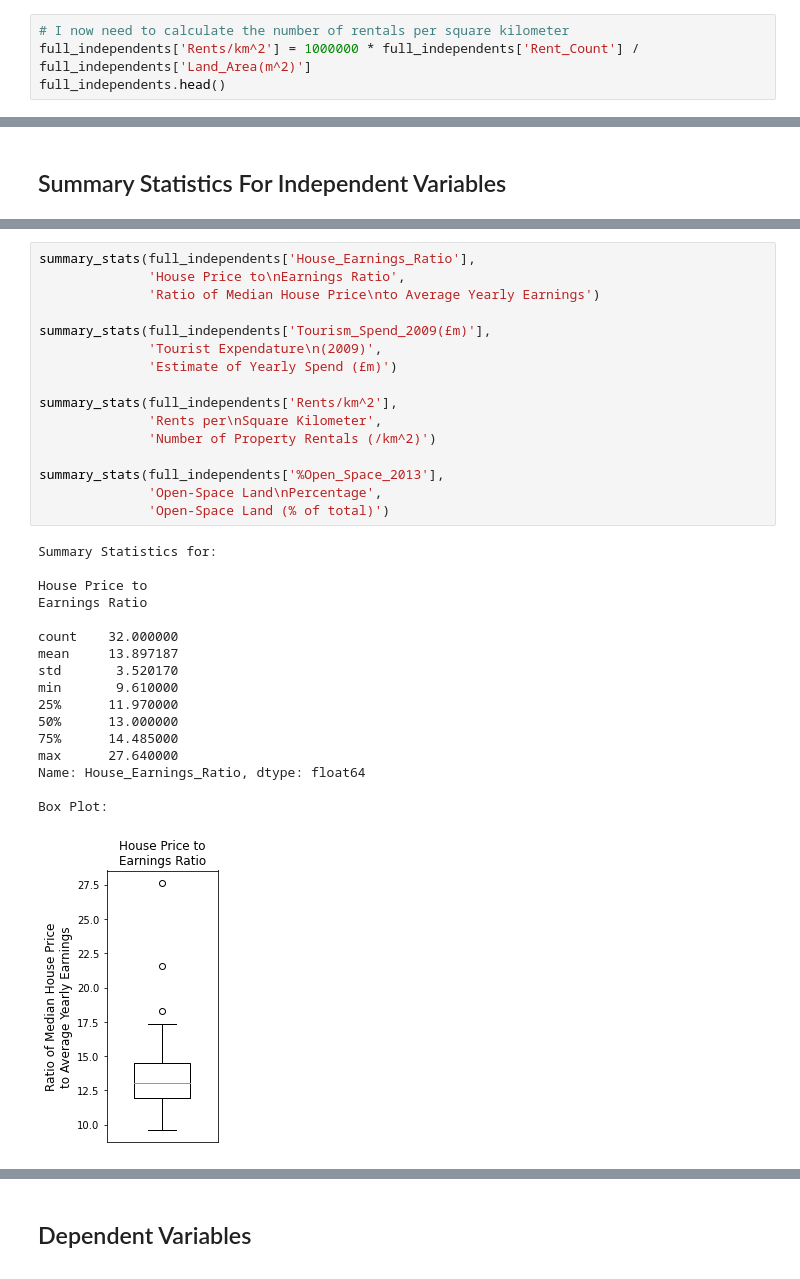
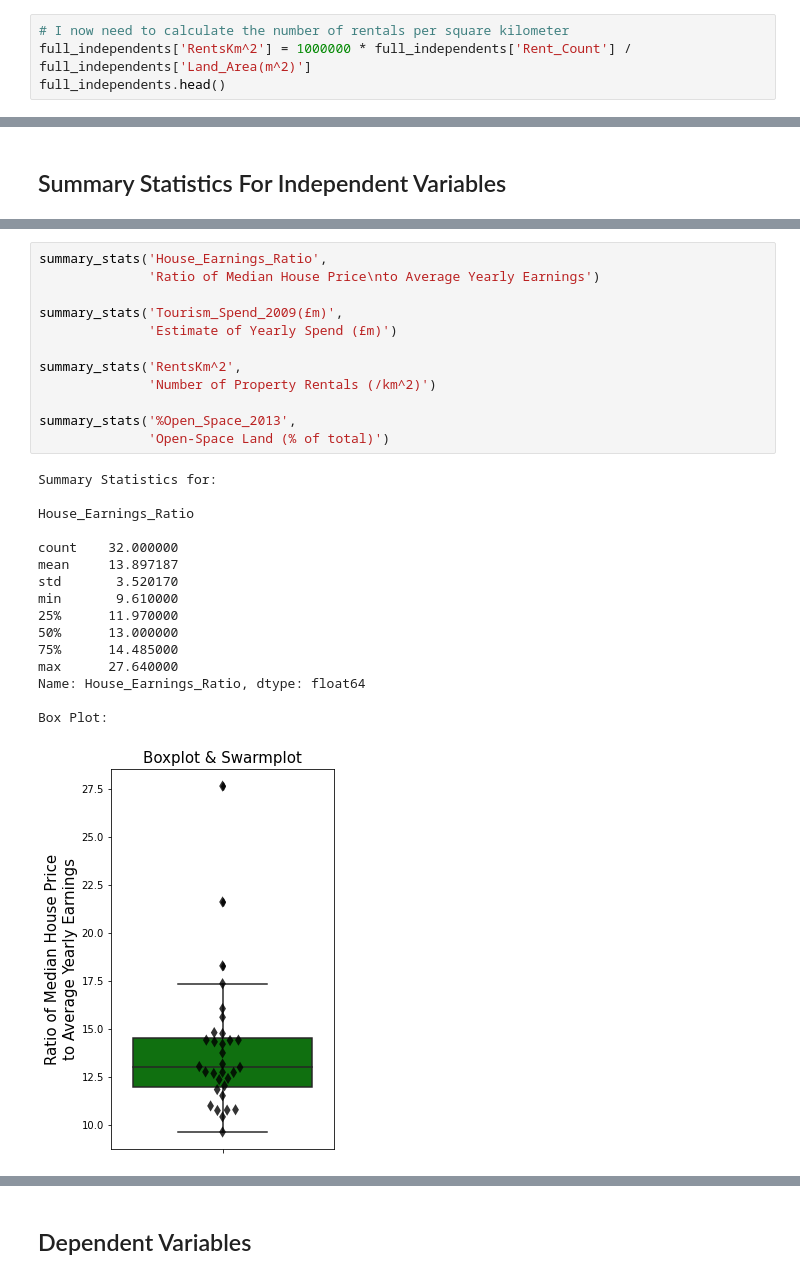
Before and after one commit to MurrayChapman17/QMAssessment3Code, a Jupyter notebook: AssessmentCode.ipynb, the cells around one changed output, grey strips where cells are left out. Saved outputs shown, nothing was run; the diff lists cells and outputs as text.

```diff
--- a/AssessmentCode.ipynb
+++ b/AssessmentCode.ipynb
@@ -207,6 +208,6 @@ full_independents.head()
 # %%
 # I now need to calculate the number of rentals per square kilometer
-full_independents['Rents/km^2'] = 1000000 * full_independents['Rent_Count'] / full_independents['Land_Area(m^2)']
+full_independents['RentsKm^2'] = 1000000 * full_independents['Rent_Count'] / full_independents['Land_Area(m^2)']
 full_independents.head()
 # %% [output]
 |  | Area_Code | Area | House_Earnings_Ratio | Tourism_Spend_2009(£m) | Rent_Count | Rent_Price_Mean | ... |
@@ -233,36 +296,31 @@ def summary_stats(data_col, title, label):
 # %%
-summary_stats(full_independents['House_Earnings_Ratio'],
-              'House Price to\nEarnings Ratio',
+summary_stats('House_Earnings_Ratio',
               'Ratio of Median House Price\nto Average Yearly Earnings')
 
-summary_stats(full_independents['Tourism_Spend_2009(£m)'],
-              'Tourist Expendature\n(2009)',
+summary_stats('Tourism_Spend_2009(£m)',
               'Estimate of Yearly Spend (£m)')
 
-summary_stats(full_independents['Rents/km^2'],
-              'Rents per\nSquare Kilometer',
+summary_stats('RentsKm^2',
               'Number of Property Rentals (/km^2)')
 
-summary_stats(full_independents['%Open_Space_2013'],
-              'Open-Space Land\nPercentage',
+summary_stats('%Open_Space_2013',
               'Open-Space Land (% of total)')
 # %% [output]
 Summary Statistics for:
 
-House Price to
-Earnings Ratio
+House_Earnings_Ratio
 
 count    32.000000
 mean     13.897187
 std       3.520170
 min       9.610000
 25%      11.970000
 50%      13.000000
 75%      14.485000
 max      27.640000
 Name: House_Earnings_Ratio, dtype: float64
 
 Box Plot:
-[figure, old version]
+[figure, new version]
 Summary Statistics for:
 
```
Also changed, not shown: parts of 31 cells of this notebook, 17 other files.
